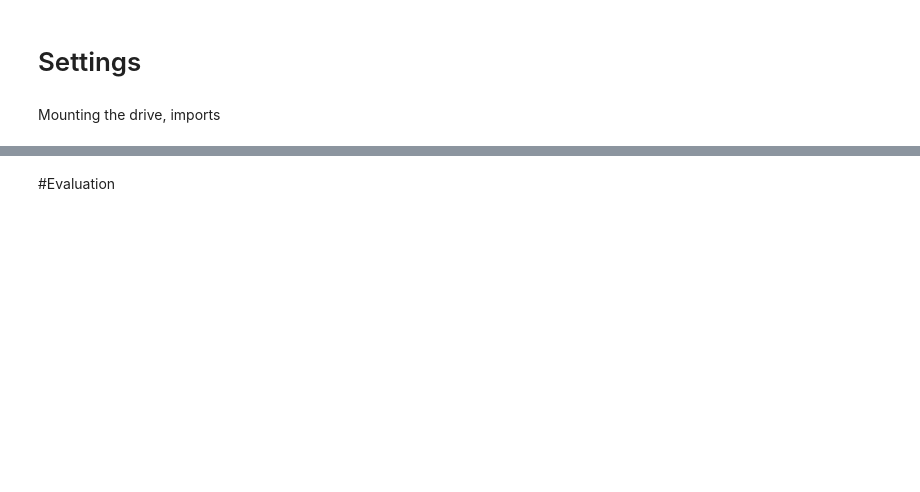
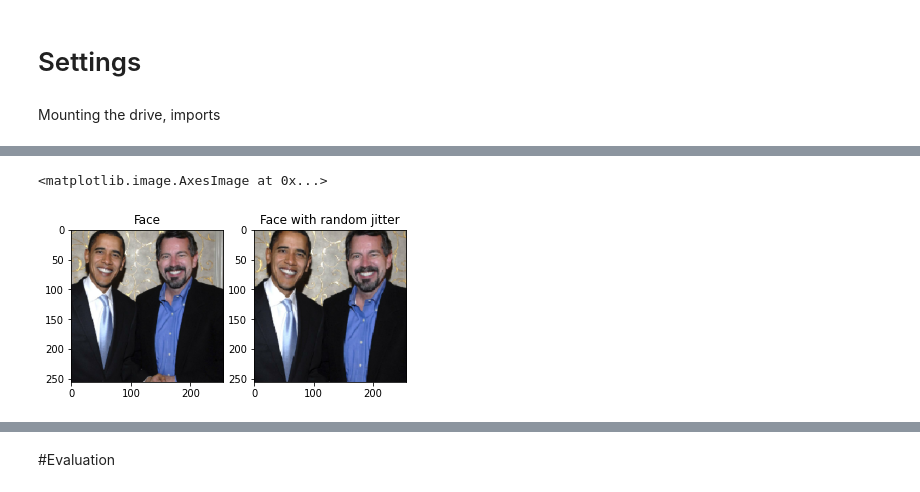
Before and after one commit to szogabaha/deep-learning-projectWork, a Jupyter notebook: MileStone2/MileStone2_GAN.ipynb, the cells around one changed output, grey strips where cells are left out. Cells and saved outputs as stored; diff of their text form; code cells hidden in the pictures; blank space fills up the shorter version.

```diff
--- a/MileStone2/MileStone2_GAN.ipynb
+++ b/MileStone2/MileStone2_GAN.ipynb
@@ -599,0 +83,18 @@ model.test()
+# %%
+def random_jitter(image):
+  # resizing to 286 x 286 x 3
+  image = tf.image.resize(image, [286, 286],
+                          method=tf.image.ResizeMethod.NEAREST_NEIGHBOR)
+
+  # randomly cropping to 256 x 256 x 3
+  image = random_crop(image)
+
+  # random mirroring
+  image = tf.image.random_flip_left_right(image)
+
+  return image
+# %%
+def preprocess_image_train(image):
+  image = random_jitter(image)
+  image = normalize(image)
+  return image
@@ -599,0 +105,30 @@ model.test()
+# %%
+ds_train_face = ds_train_face.map(
+    preprocess_image_train, num_parallel_calls=AUTOTUNE).cache().shuffle(
+    BUFFER_SIZE).batch(1)
+
+ds_train_painting = ds_train_painting.map(
+    preprocess_image_train, num_parallel_calls=AUTOTUNE).cache().shuffle(
+    BUFFER_SIZE).batch(1)
+
+ds_test_face = ds_test_face.map(
+    preprocess_image_test, num_parallel_calls=AUTOTUNE).cache().shuffle(
+    BUFFER_SIZE).batch(1)
+
+ds_test_painting = ds_test_painting.map(
+    preprocess_image_test, num_parallel_calls=AUTOTUNE).cache().shuffle(
+    BUFFER_SIZE).batch(1)
+# %%
+sample_face = next(iter(ds_train_face))
+sample_painting = next(iter(ds_train_painting))
+# %%
+plt.subplot(121)
+plt.title('Face')
+plt.imshow(sample_face[0] * 0.5 + 0.5)
+
+plt.subplot(122)
+plt.title('Face with random jitter')
+plt.imshow(random_jitter(sample_face[0]) * 0.5 + 0.5)
+# %% [output]
+<matplotlib.image.AxesImage at 0x...>
+[figure, added]
```
Also changed, not shown: parts of 55 cells of this notebook.
